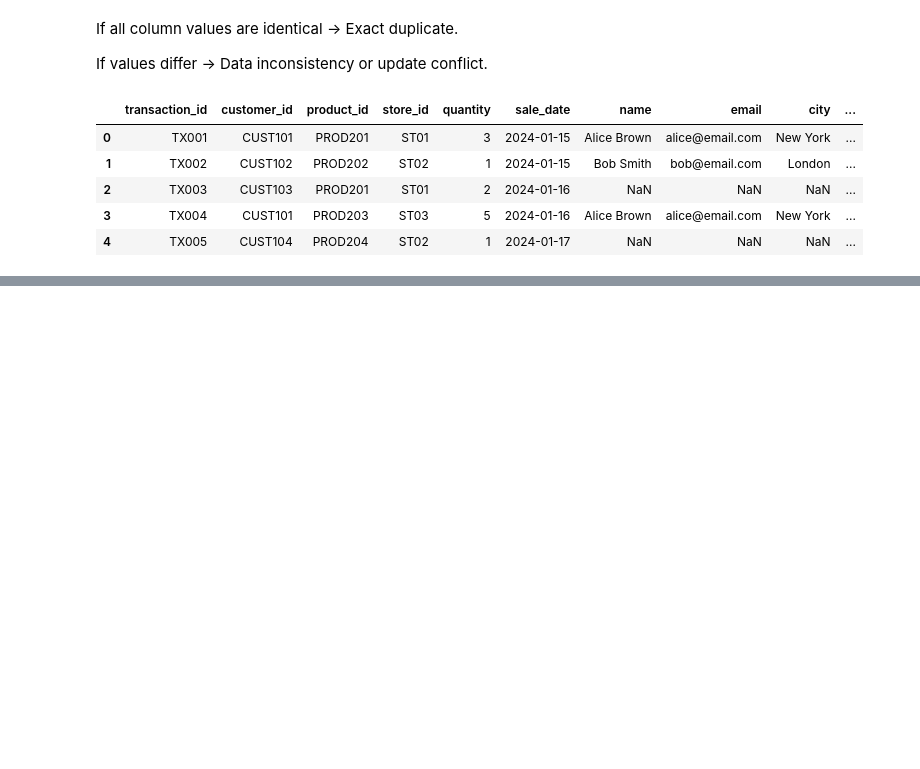
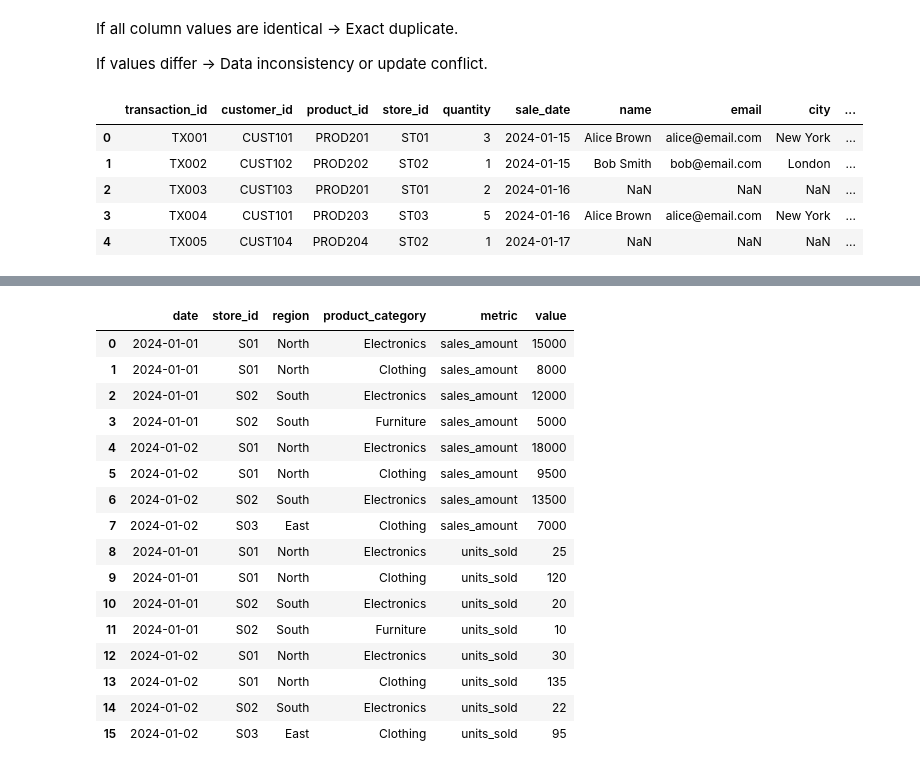
Before and after one commit to dineshbasnet/Advanced_python_lab_reports, a Jupyter notebook: main.ipynb, the cells around one changed output, grey strips where cells are left out. Drawn from its saved outputs; the diff is of its cells as text; code cells hidden in the pictures; blank space fills up the shorter version.

```diff
--- a/main.ipynb
+++ b/main.ipynb
@@ -243,0 +270,4 @@ display(complete_data)
+# %%
+df = pd.read_csv("sales_region_data.csv")
+df["date"] = pd.to_datetime(df["date"])
+df.head()
@@ -243,0 +358,29 @@ display(complete_data)
+# %%
+# Melt sales_amount and units_sold into long format
+melted = pd.melt(
+    df,
+    id_vars=["date", "store_id", "region", "product_category"],
+    value_vars=["sales_amount", "units_sold"],
+    var_name="metric",
+    value_name="value"
+)
+
+display(melted)
+# %% [output]
+|  | date | store_id | region | product_category | metric | value |
+| 0 | 2024-01-01 | S01 | North | Electronics | sales_amount | 15000 |
+| 1 | 2024-01-01 | S01 | North | Clothing | sales_amount | 8000 |
+| 2 | 2024-01-01 | S02 | South | Electronics | sales_amount | 12000 |
+| 3 | 2024-01-01 | S02 | South | Furniture | sales_amount | 5000 |
+| 4 | 2024-01-02 | S01 | North | Electronics | sales_amount | 18000 |
+| 5 | 2024-01-02 | S01 | North | Clothing | sales_amount | 9500 |
+| 6 | 2024-01-02 | S02 | South | Electronics | sales_amount | 13500 |
+| 7 | 2024-01-02 | S03 | East | Clothing | sales_amount | 7000 |
+| 8 | 2024-01-01 | S01 | North | Electronics | units_sold | 25 |
+| 9 | 2024-01-01 | S01 | North | Clothing | units_sold | 120 |
+| 10 | 2024-01-01 | S02 | South | Electronics | units_sold | 20 |
+| 11 | 2024-01-01 | S02 | South | Furniture | units_sold | 10 |
+| 12 | 2024-01-02 | S01 | North | Electronics | units_sold | 30 |
+| 13 | 2024-01-02 | S01 | North | Clothing | units_sold | 135 |
+| 14 | 2024-01-02 | S02 | South | Electronics | units_sold | 22 |
+| 15 | 2024-01-02 | S03 | East | Clothing | units_sold | 95 |
```
Also changed, not shown: parts of 23 cells of this notebook, 1 other file.
